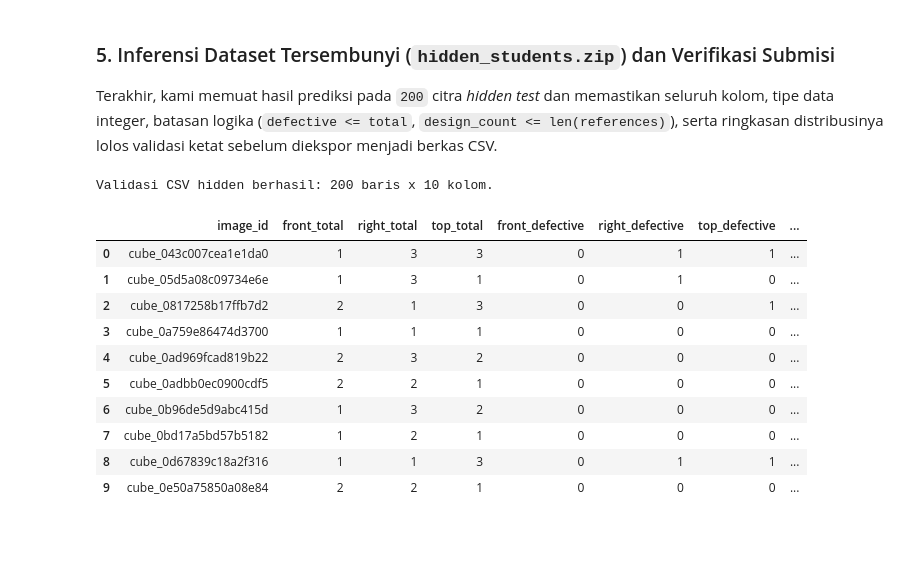
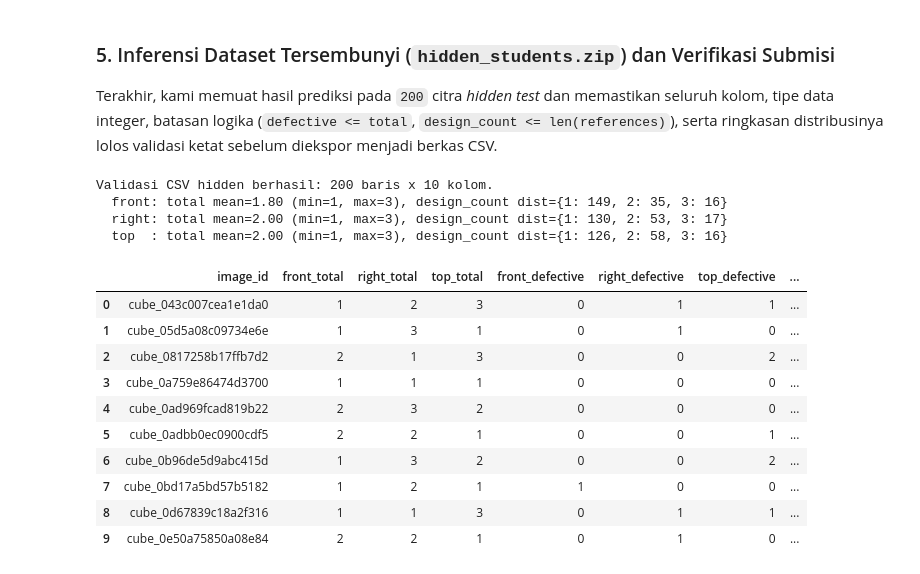
Before and after one commit to K10-Computer-Vision/gingerbread-cv-inspection, a Jupyter notebook: notebooks/Task2_Non_DL_Pipeline_dan_Analisis.ipynb, the cells around one changed output. Saved outputs shown, nothing was run; the diff lists cells and outputs as text; code cells hidden in the pictures; blank space fills up the shorter version.

```diff
--- a/notebooks/Task2_Non_DL_Pipeline_dan_Analisis.ipynb
+++ b/notebooks/Task2_Non_DL_Pipeline_dan_Analisis.ipynb
@@ -188,24 +188,33 @@ Terakhir, kami memuat hasil prediksi pada `200` citra *hidden test* dan memastik
 # %%
 sub_lb_path = ROOT / "submissions" / "submission_task2_non_dl_leaderboard.csv"
 if sub_lb_path.exists():
     df_hidden = pd.read_csv(sub_lb_path, dtype={"image_id": str})
     with zipfile.ZipFile(HIDDEN_ZIP) as zf:
         sample_ids = pd.read_csv(io.BytesIO(zf.read("sample_submission_task2.csv")), dtype={"image_id": str})["image_id"].tolist()
     validate_cube_predictions(df_hidden, sample_ids, len(references), leaderboard=True)
     print(f"Validasi CSV hidden berhasil: {df_hidden.shape[0]} baris x {df_hidden.shape[1]} kolom.")
+    for fn in FACES:
+        print(
+            f"  {fn:5s}: total mean={df_hidden[f'{fn}_total'].mean():.2f} "
+            f"(min={df_hidden[f'{fn}_total'].min()}, max={df_hidden[f'{fn}_total'].max()}), "
+            f"design_count dist={df_hidden[f'{fn}_design_count'].value_counts().sort_index().to_dict()}"
+        )
     display(df_hidden.head(10))
 else:
     print("Jalankan `python -m src.task2_non_dl.evaluate_and_visualize` untuk menghasilkan CSV hidden.")
 # %% [output]
 Validasi CSV hidden berhasil: 200 baris x 10 kolom.
+  front: total mean=1.80 (min=1, max=3), design_count dist={1: 149, 2: 35, 3: 16}
+  right: total mean=2.00 (min=1, max=3), design_count dist={1: 130, 2: 53, 3: 17}
+  top  : total mean=2.00 (min=1, max=3), design_count dist={1: 126, 2: 58, 3: 16}
 |  | image_id | front_total | right_total | top_total | front_defective | right_defective | top_defective | ... |
-| 0 | cube_043c007cea1e1da0 | 1 | 3 | 3 | 0 | 1 | 1 | ... |
+| 0 | cube_043c007cea1e1da0 | 1 | 2 | 3 | 0 | 1 | 1 | ... |
 | 1 | cube_05d5a08c09734e6e | 1 | 3 | 1 | 0 | 1 | 0 | ... |
-| 2 | cube_0817258b17ffb7d2 | 2 | 1 | 3 | 0 | 0 | 1 | ... |
+| 2 | cube_0817258b17ffb7d2 | 2 | 1 | 3 | 0 | 0 | 2 | ... |
 | 3 | cube_0a759e86474d3700 | 1 | 1 | 1 | 0 | 0 | 0 | ... |
 | 4 | cube_0ad969fcad819b22 | 2 | 3 | 2 | 0 | 0 | 0 | ... |
-| 5 | cube_0adbb0ec0900cdf5 | 2 | 2 | 1 | 0 | 0 | 0 | ... |
-| 6 | cube_0b96de5d9abc415d | 1 | 3 | 2 | 0 | 0 | 0 | ... |
-| 7 | cube_0bd17a5bd57b5182 | 1 | 2 | 1 | 0 | 0 | 0 | ... |
+| 5 | cube_0adbb0ec0900cdf5 | 2 | 2 | 1 | 0 | 0 | 1 | ... |
+| 6 | cube_0b96de5d9abc415d | 1 | 3 | 2 | 0 | 0 | 2 | ... |
+| 7 | cube_0bd17a5bd57b5182 | 1 | 2 | 1 | 1 | 0 | 0 | ... |
 | 8 | cube_0d67839c18a2f316 | 1 | 1 | 3 | 0 | 1 | 1 | ... |
-| 9 | cube_0e50a75850a08e84 | 2 | 2 | 1 | 0 | 0 | 0 | ... |
+| 9 | cube_0e50a75850a08e84 | 2 | 2 | 1 | 0 | 1 | 0 | ... |
```
Also changed, not shown: parts of 5 cells of this notebook, 17 other files.
